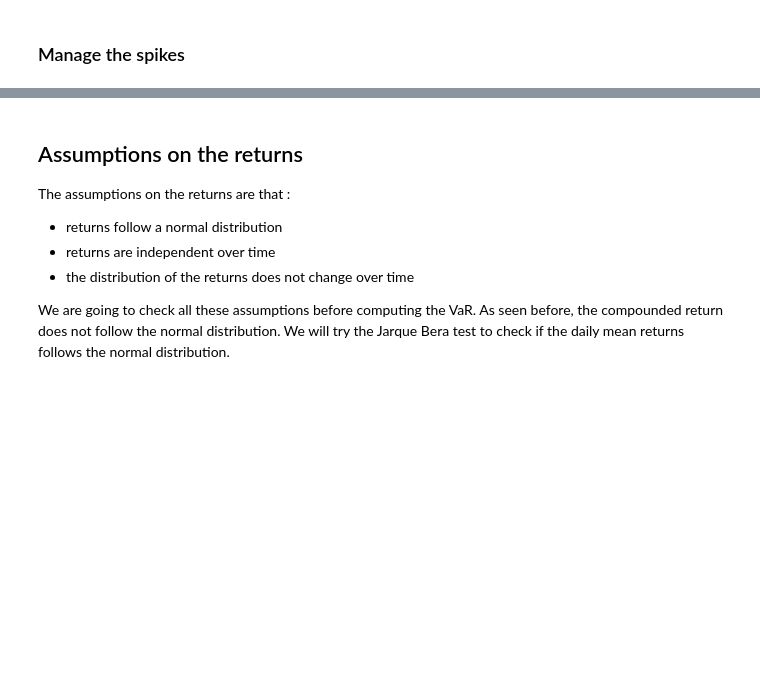
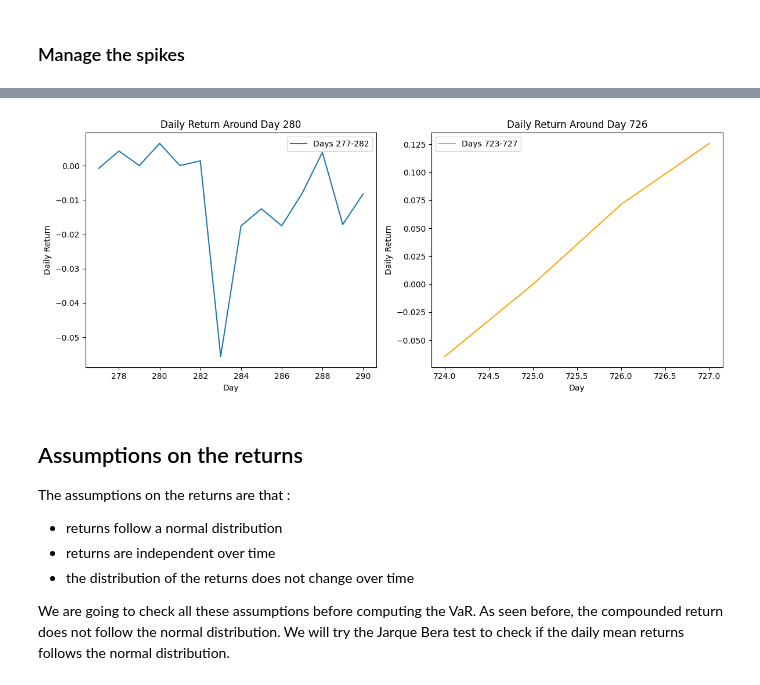
Before and after one commit to Adrien1126/EconometryProject, a Jupyter notebook: notebooks/notebookFinal.ipynb, the cells around one changed output, grey strips where cells are left out. Cells and saved outputs as stored; diff of their text form; code cells hidden in the pictures; blank space fills up the shorter version.

```diff
--- a/notebooks/notebookFinal.ipynb
+++ b/notebooks/notebookFinal.ipynb
@@ -460,3 +554,26 @@ Name: winsorized_return, Length: 753, dtype: float64
+# %%
+# Create the figure and two subplots side by side
+fig, axes = plt.subplots(1, 2, figsize=(12, 5))
+
+# Plot for days 270 to 290
+axes[0].plot(daily_closing_prices['daily_return'][276:290], label='Days 277-282')
+axes[0].set_title('Daily Return Around Day 280')
+axes[0].set_xlabel('Day')
+axes[0].set_ylabel('Daily Return')
+axes[0].legend()
+
+# Plot for days 720 to 735
+axes[1].plot(daily_closing_prices['daily_return'][723:727], label='Days 723-727', color='orange')
+axes[1].set_title('Daily Return Around Day 726')
+axes[1].set_xlabel('Day')
+axes[1].set_ylabel('Daily Return')
+axes[1].legend()
+
+# Adjust layout and display the plots
+plt.tight_layout()
+plt.show()
+# %% [output]
+[figure, added]
 # %% [markdown]
 ## Assumptions on the returns
 
```
Also changed, not shown: parts of 19 cells of this notebook.
